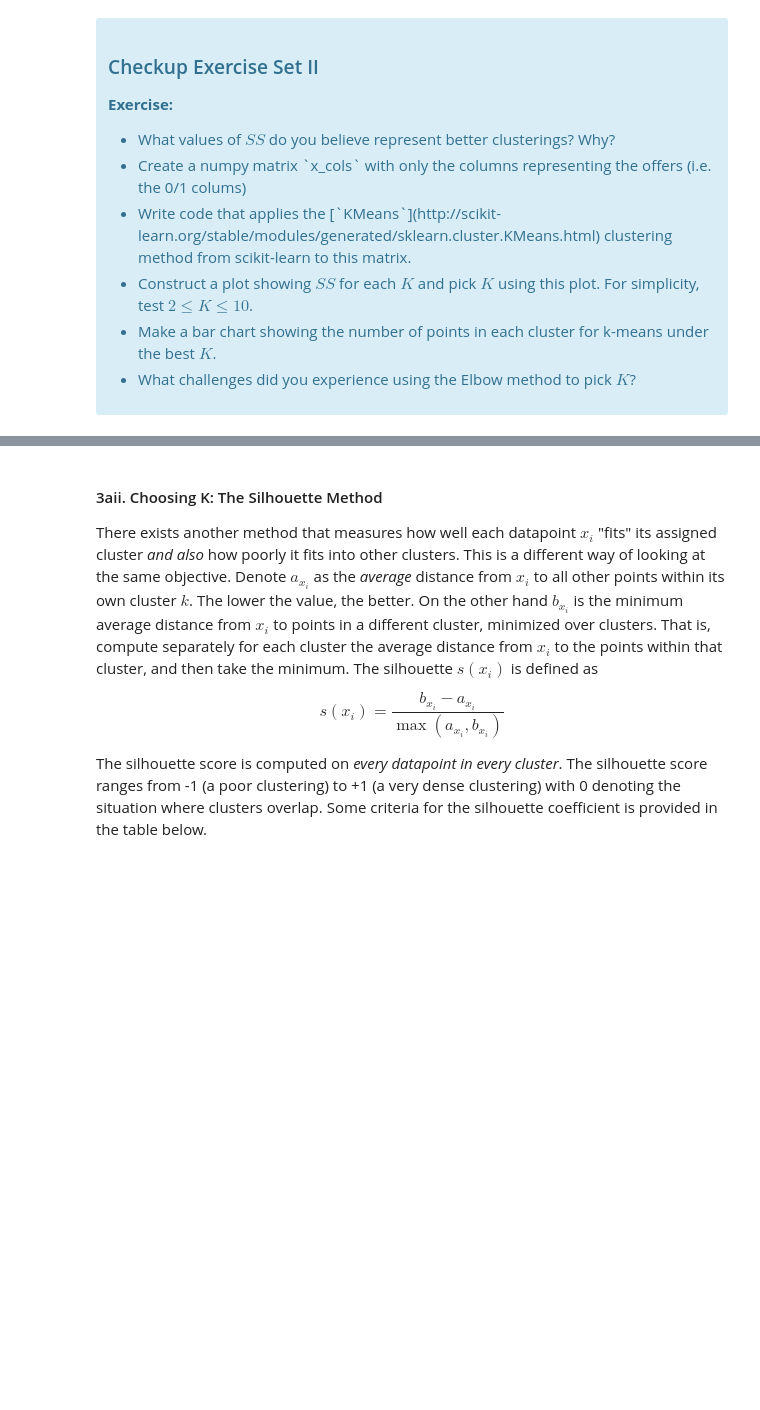
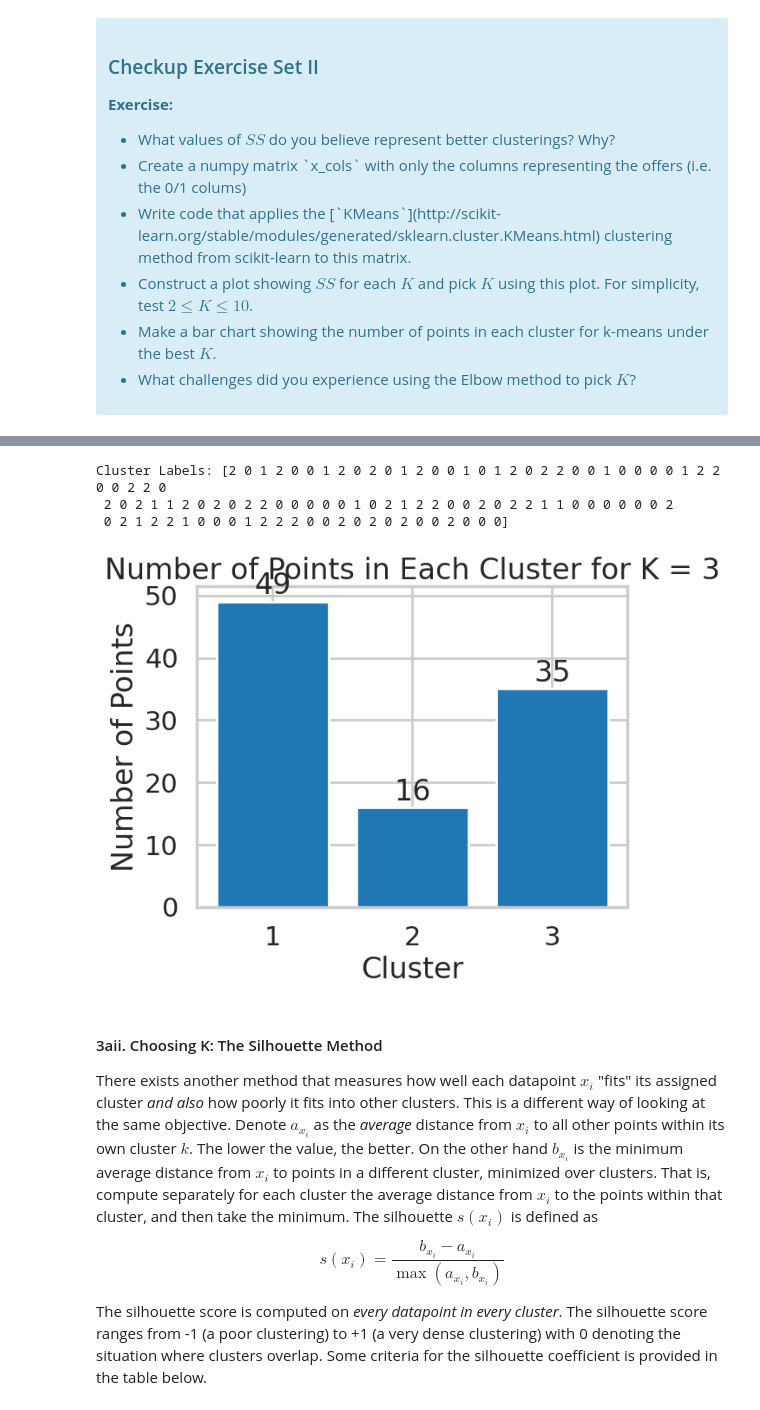
Before and after one commit to dqminhv/1602764303_Clustering_Case_Study_updated_10_15_2020, a Jupyter notebook: Clustering Case Study - Customer Segmentation with K-Means - Tier 3.ipynb, the cells around one changed output, grey strips where cells are left out. Drawn from its saved outputs; the diff is of its cells as text; code cells hidden in the pictures; blank space fills up the shorter version.

```diff
--- a/Clustering Case Study - Customer Segmentation with K-Means - Tier 3.ipynb
+++ b/Clustering Case Study - Customer Segmentation with K-Means - Tier 3.ipynb
@@ -162,3 +186,40 @@ where $x_i$ is a point, $C_k$ represents cluster $k$ and $\mu_k$ is the centroid
+# %%
+#From the plot above, we choose K=3 as the best K
+
+import numpy as np
+# Number of clusters
+best_k = 3
+
+# Initialize KMeans model
+kmeans = KMeans(n_clusters=best_k, random_state=42)
+
+# Fit KMeans model to the data
+kmeans.fit(x_cols)
+
+# Predict clusters for each data point
+cluster_labels = kmeans.predict(x_cols)
+
+# Print the cluster labels for each data point
+print("Cluster Labels:", cluster_labels)
+
+# Count the number of points in each cluster
+cluster_counts = np.bincount(cluster_labels)
+
+# Create a bar chart
+plt.bar(range(best_k), cluster_counts, tick_label=range(1, best_k+1))
+plt.xlabel('Cluster')
+plt.ylabel('Number of Points')
+plt.title(f'Number of Points in Each Cluster for K = {best_k}')
+# Add annotations to each bar
+for i, count in enumerate(cluster_counts):
+    plt.text(i, count + 0.2, str(count), ha='center', va='bottom')
+
+plt.show()
+# %% [output]
+Cluster Labels: [2 0 1 2 0 0 1 2 0 2 0 1 2 0 0 1 0 1 2 0 2 2 0 0 1 0 0 0 0 1 2 2 0 0 2 2 0
+ 2 0 2 1 1 2 0 2 0 2 2 0 0 0 0 0 1 0 2 1 2 2 0 0 2 0 2 2 1 1 0 0 0 0 0 0 2
+ 0 2 1 2 2 1 0 0 0 1 2 2 2 0 0 2 0 2 0 2 0 0 2 0 0 0]
+[figure, added]
 # %% [markdown]
 #### 3aii. Choosing K: The Silhouette Method
 
```
Also changed, not shown: parts of 3 cells of this notebook.
